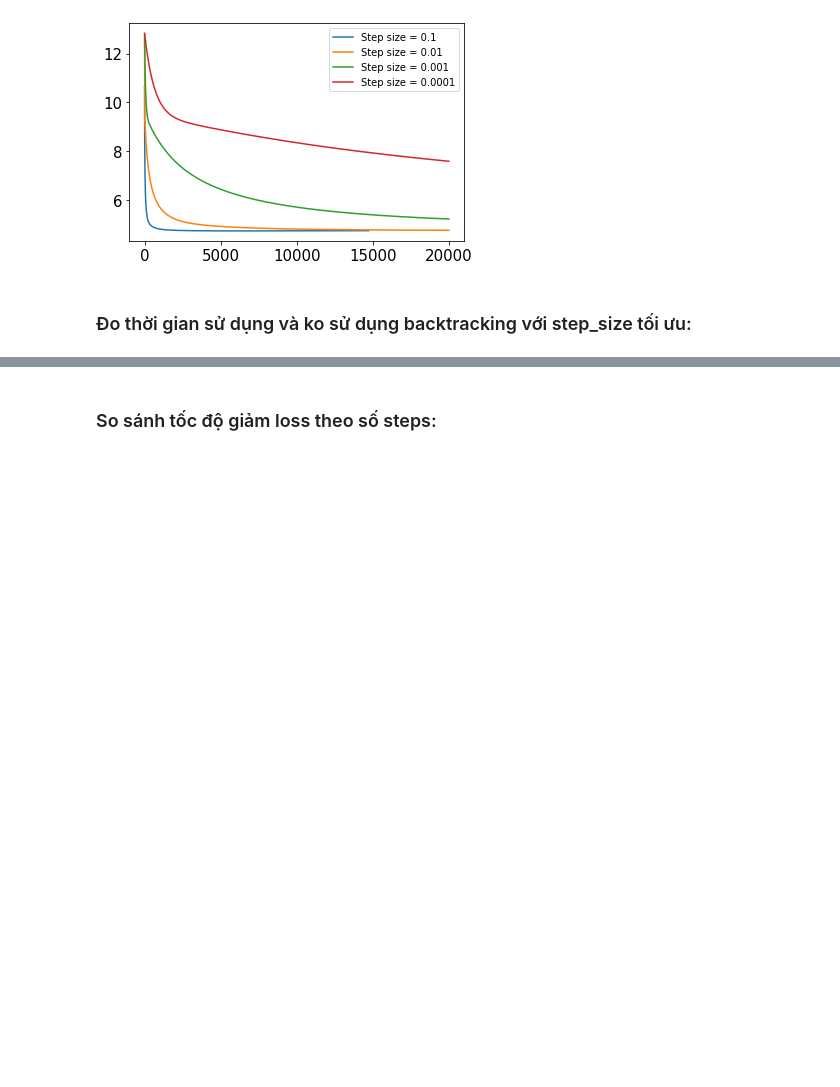
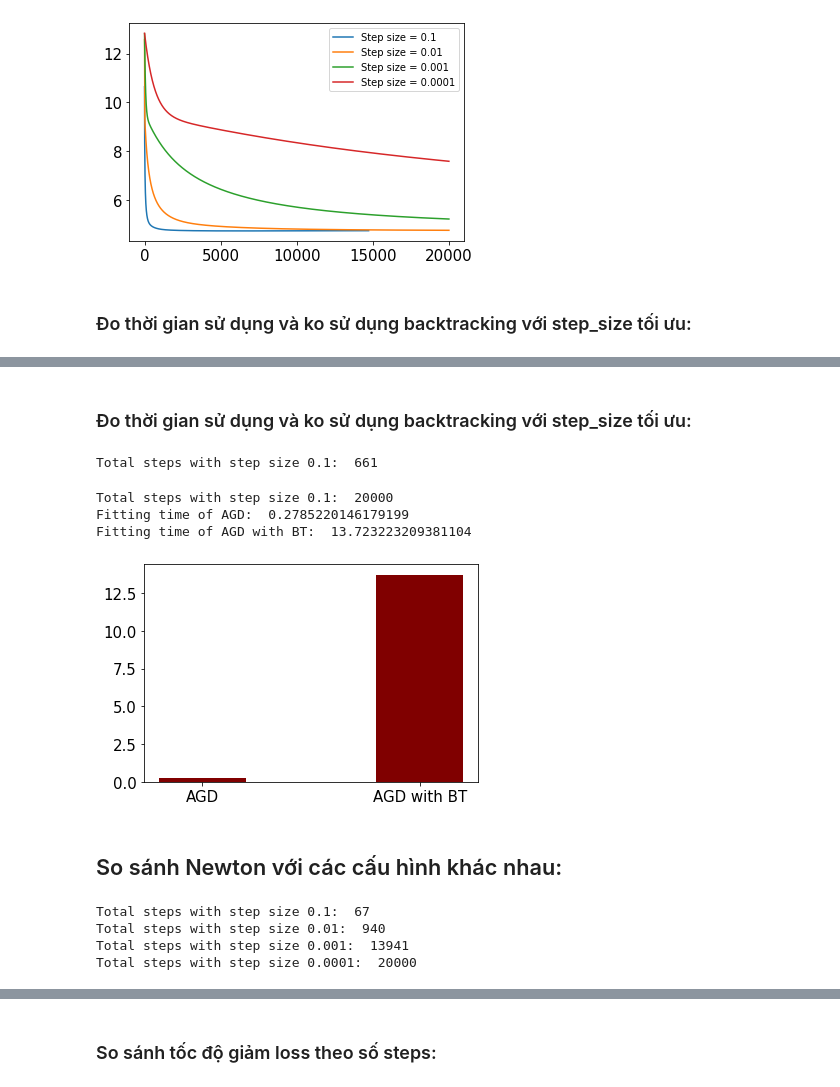
Before and after one commit to hungvm2/advance_optimization, a Jupyter notebook: Bai tap 3.ipynb, the cells around one changed output, grey strips where cells are left out. Cells and saved outputs as stored; diff of their text form; code cells hidden in the pictures; blank space fills up the shorter version.

Commit message:
Completed comparing Newton, AGD with various configurations

```diff
--- a/Bai tap 3.ipynb
+++ b/Bai tap 3.ipynb
@@ -427,0 +452,17 @@ Fitting time of GD with BT:  6.099782943725586
+# %% [markdown]
+### Đo thời gian sử dụng và ko sử dụng backtracking với step_size tối ưu:
+# %%
+step_size = 10e-2
+agd = LinearRegression(accelerated_gradient_descent, step_size=step_size, steps=20001, benchmark_enabled=True, backtracking_enabled=False, tol=10e-4, early_stopping_enabled=True)
+agd.fit(X_train,y_train, X_test, y_test)
+agdbt = LinearRegression(accelerated_gradient_descent, step_size=step_size, steps=20000, benchmark_enabled=True, backtracking_enabled=True, tol=10e-4, early_stopping_enabled=True)
+agdbt.fit(X_train,y_train, X_test, y_test)
+draw_time_bar_of_multi_models([agd, agdbt], ["AGD", "AGD with BT"])
+# %% [output]
+Total steps with step size 0.1:  661
+Total steps with step size 0.1:  20000
+Fitting time of AGD:  0.2785220146179199
+Fitting time of AGD with BT:  13.723223209381104
+[figure, added]
+# %% [markdown]
+## So sánh Newton với các cấu hình khác nhau:
@@ -427,0 +474,13 @@ Fitting time of GD with BT:  6.099782943725586
+# %%
+for step_size in step_sizes:
+    model = LinearRegression(newton, step_size=step_size, steps=20000, benchmark_enabled=True, backtracking_enabled=False, tol=10e-4, early_stopping_enabled=True)
+    model.fit(X_train,y_train, X_test, y_test)
+    if model.cost_t_values[-1] > model.cost_t_values[-2]:
+        continue
+    newton_model_list.append(model)
+    newton_model_names.append(f"Step size = {step_size}")
+# %% [output]
+Total steps with step size 0.1:  67
+Total steps with step size 0.01:  940
+Total steps with step size 0.001:  13941
+Total steps with step size 0.0001:  20000
```
Also changed, not shown: parts of 17 cells of this notebook.
